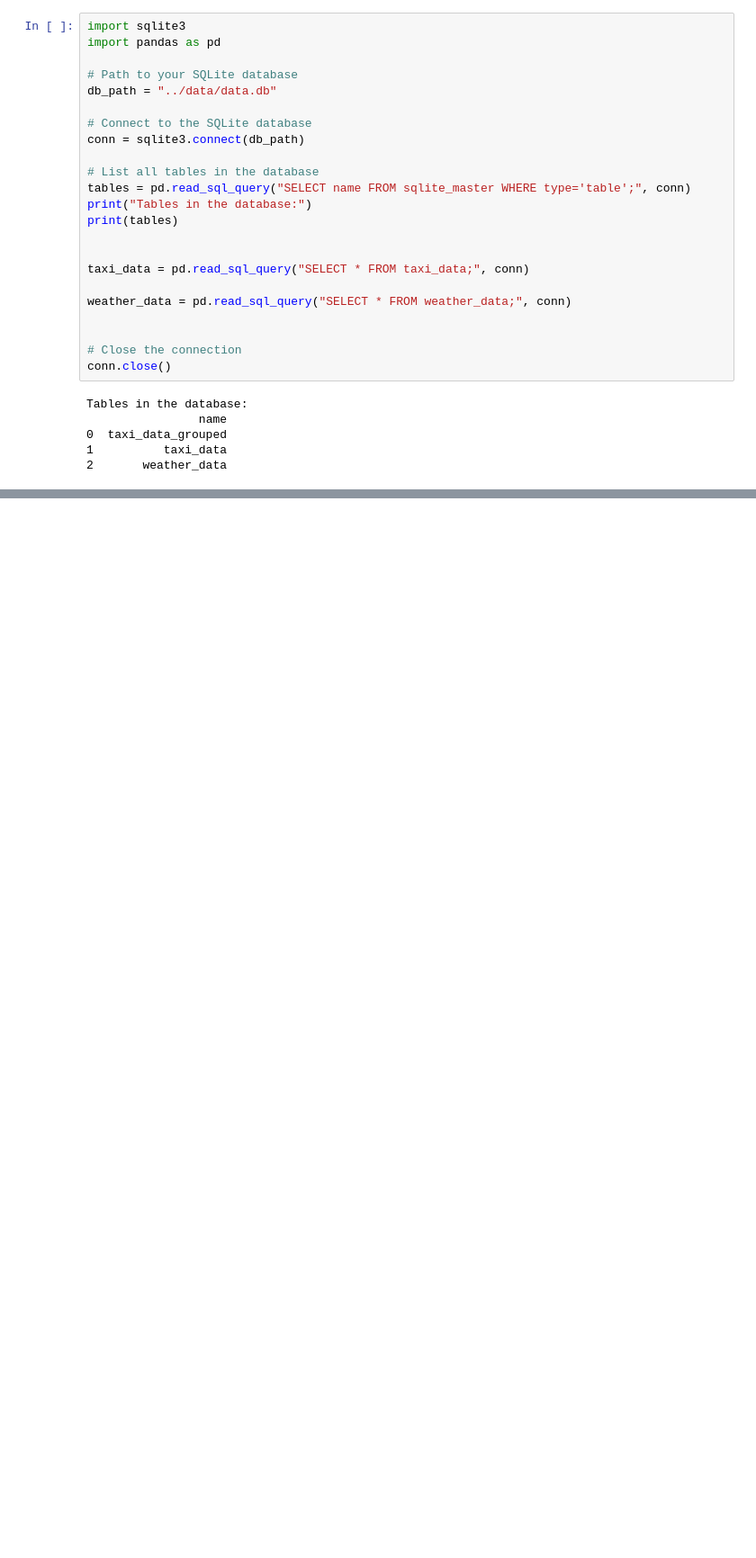
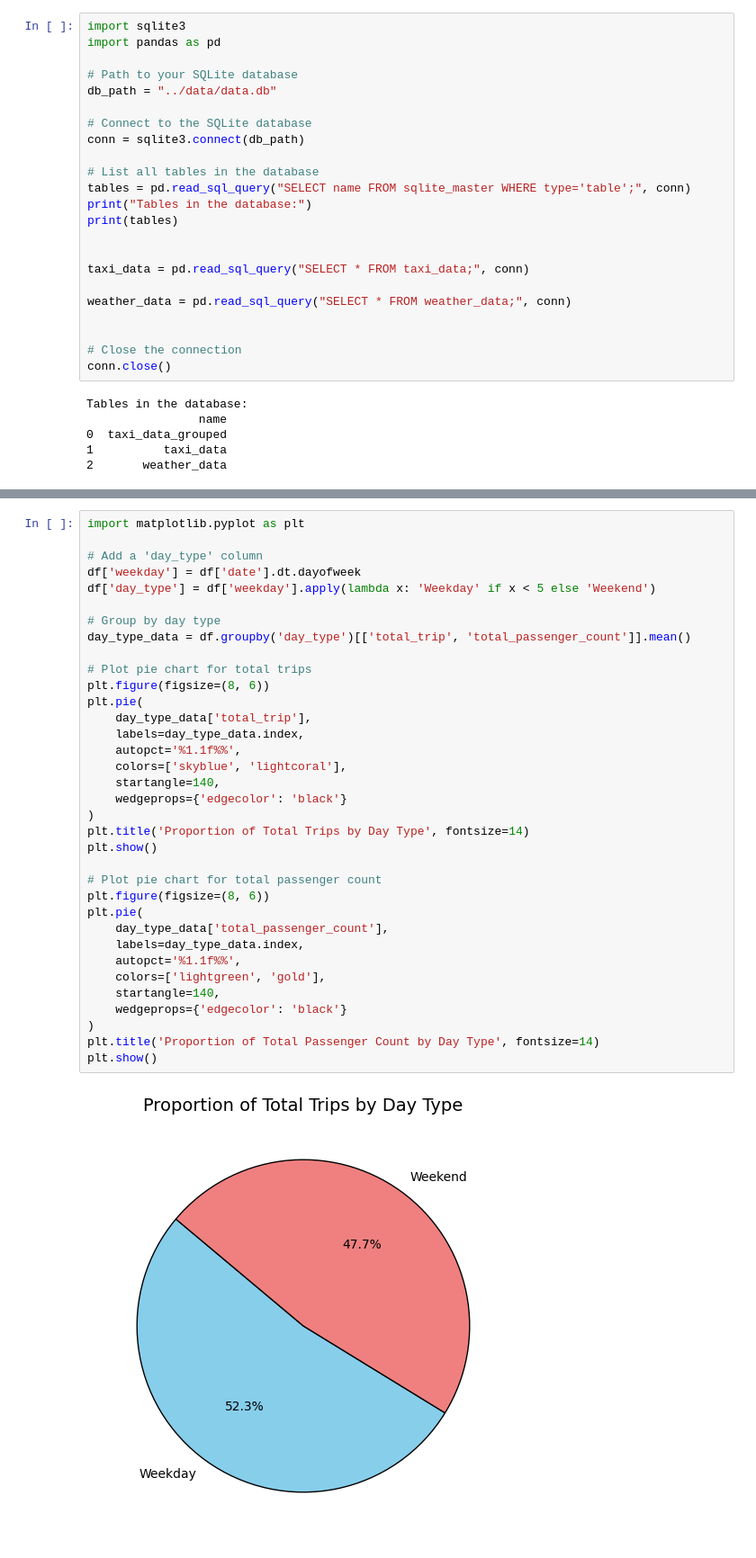
Before and after one commit to dhavalrm96/MADE_Project_DhavalM_23230953, a Jupyter notebook: project/anaysis.ipynb, the cells around one changed output, grey strips where cells are left out. Shown at 90% size. Cells and saved outputs as stored; diff of their text form; blank space fills up the shorter version.

```diff
--- a/project/anaysis.ipynb
+++ b/project/anaysis.ipynb
@@ -389,0 +171,37 @@ plt.show()
+# %%
+import matplotlib.pyplot as plt
+
+# Add a 'day_type' column
+df['weekday'] = df['date'].dt.dayofweek
+df['day_type'] = df['weekday'].apply(lambda x: 'Weekday' if x < 5 else 'Weekend')
+
+# Group by day type
+day_type_data = df.groupby('day_type')[['total_trip', 'total_passenger_count']].mean()
+
+# Plot pie chart for total trips
+plt.figure(figsize=(8, 6))
+plt.pie(
+    day_type_data['total_trip'],
+    labels=day_type_data.index,
+    autopct='%1.1f%%',
+    colors=['skyblue', 'lightcoral'],
+    startangle=140,
+    wedgeprops={'edgecolor': 'black'}
+)
+plt.title('Proportion of Total Trips by Day Type', fontsize=14)
+plt.show()
+
+# Plot pie chart for total passenger count
+plt.figure(figsize=(8, 6))
+plt.pie(
+    day_type_data['total_passenger_count'],
+    labels=day_type_data.index,
+    autopct='%1.1f%%',
+    colors=['lightgreen', 'gold'],
+    startangle=140,
+    wedgeprops={'edgecolor': 'black'}
+)
+plt.title('Proportion of Total Passenger Count by Day Type', fontsize=14)
+plt.show()
+# %% [output]
+[figure, added]
```
Also changed, not shown: parts of 52 cells of this notebook, 1 other file.
